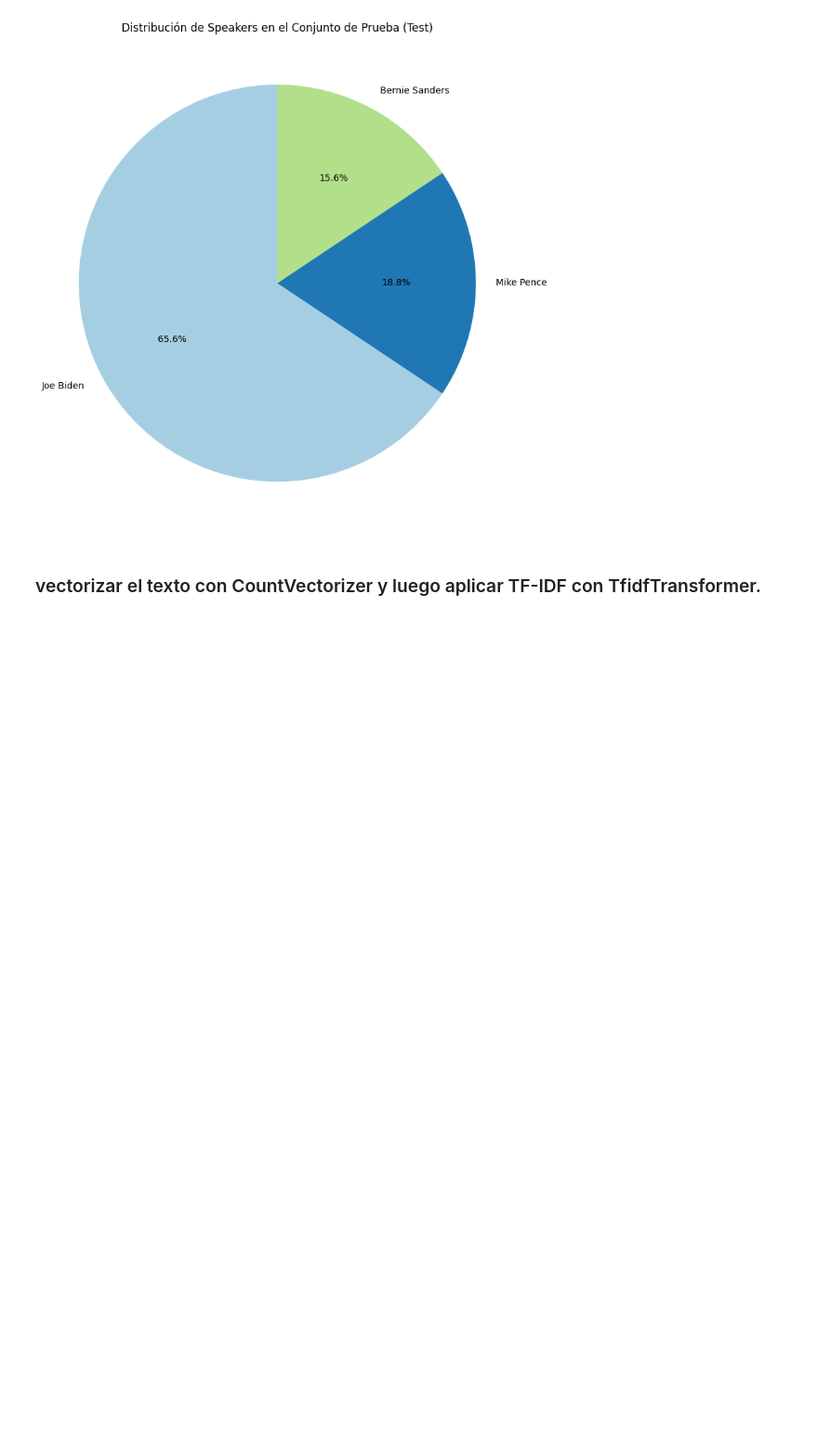
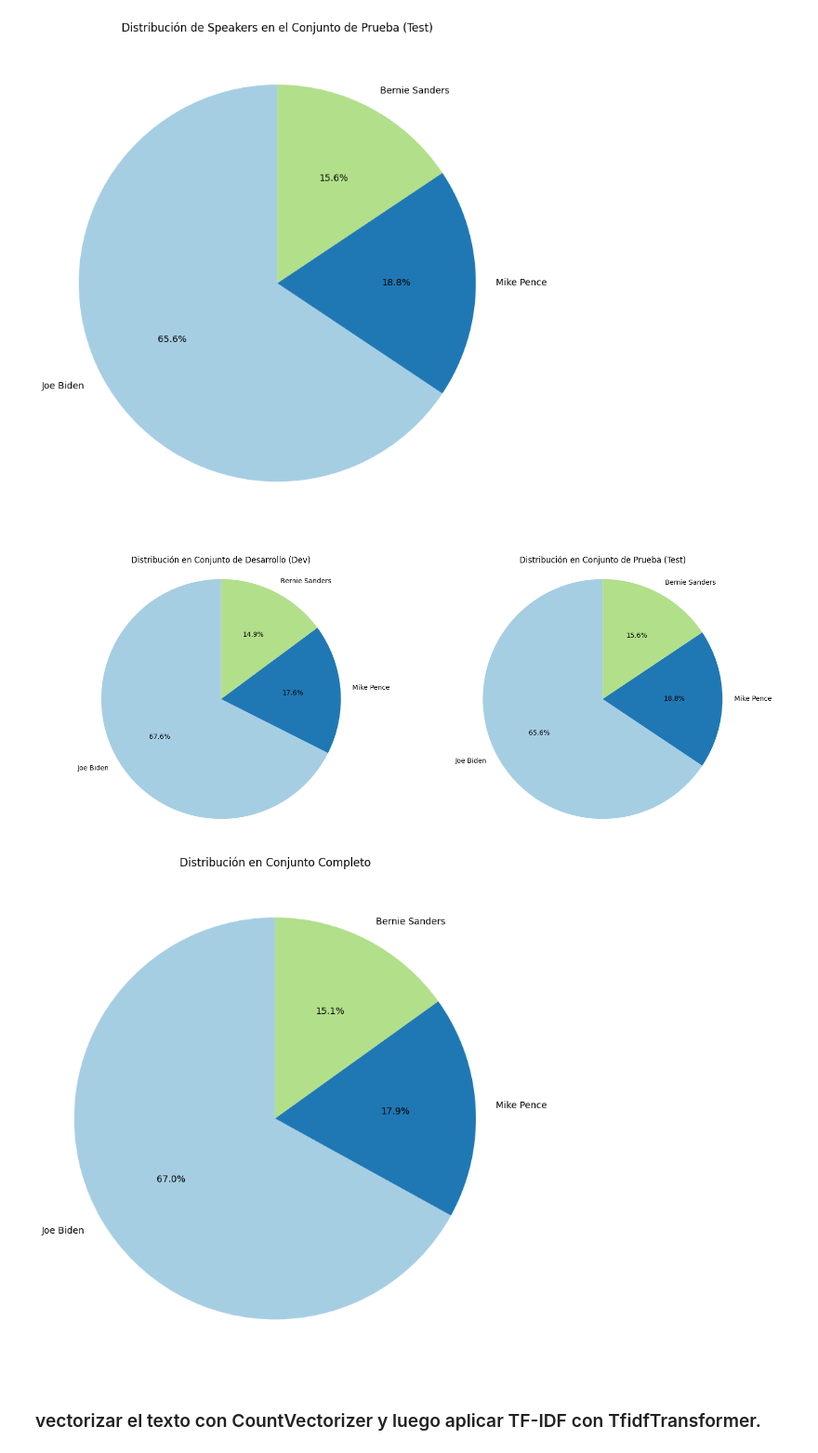
Before and after one commit to Jonathanrr98/ICD-Tarea2, a Jupyter notebook: us2020_propuesta_estudiantes.ipynb, the cells around one changed output. Shown at 93% size. Saved outputs shown, nothing was run; the diff lists cells and outputs as text; code cells hidden in the pictures; blank space fills up the shorter version.

Commit message:
grafica de tortas juntas para el desbalance

```diff
--- a/us2020_propuesta_estudiantes.ipynb
+++ b/us2020_propuesta_estudiantes.ipynb
@@ -1087,6 +1087,48 @@ plt.show()
 [figure]
 [figure]
 [figure]
+# %%
+# Crear figura con 1 fila y 2 columnas para los subplots
+plt.figure(figsize=(16, 6))
+
+# --- Gráfico 1: Conjunto de desarrollo (dev) ---
+plt.subplot(1, 2, 1)  # 1 fila, 2 columnas, posición 1
+plt.pie(speaker_percentages_dev,
+        labels=speaker_percentages_dev.index,
+        autopct='%1.1f%%',
+        startangle=90,
+        colors=plt.cm.Paired.colors)
+plt.title("Distribución en Conjunto de Desarrollo (Dev)")
+plt.axis('equal')
+
+# --- Gráfico 2: Conjunto de prueba (test) ---
+plt.subplot(1, 2, 2)  # 1 fila, 2 columnas, posición 2
+plt.pie(speaker_percentages_test,
+        labels=speaker_percentages_test.index,
+        autopct='%1.1f%%',
+        startangle=90,
+        colors=plt.cm.Paired.colors)
+plt.title("Distribución en Conjunto de Prueba (Test)")
+plt.axis('equal')
+
+# Ajustar layout y mostrar
+plt.tight_layout()
+plt.show()
+
+# Mantener el gráfico del conjunto completo separado (opcional)
+plt.figure(figsize=(8, 8))
+plt.pie(speaker_percentages_full,
+        labels=speaker_percentages_full.index,
+        autopct='%1.1f%%',
+        startangle=90,
+        colors=plt.cm.Paired.colors)
+plt.title("Distribución en Conjunto Completo")
+plt.axis('equal')
+plt.tight_layout()
+plt.show()
+# %% [output]
+[figure, added]
+[figure, added]
 # %% [markdown]
 ### vectorizar el texto con CountVectorizer y luego aplicar TF-IDF con TfidfTransformer.
 # %%
```
Also changed, not shown: parts of 1 cell of this notebook.
